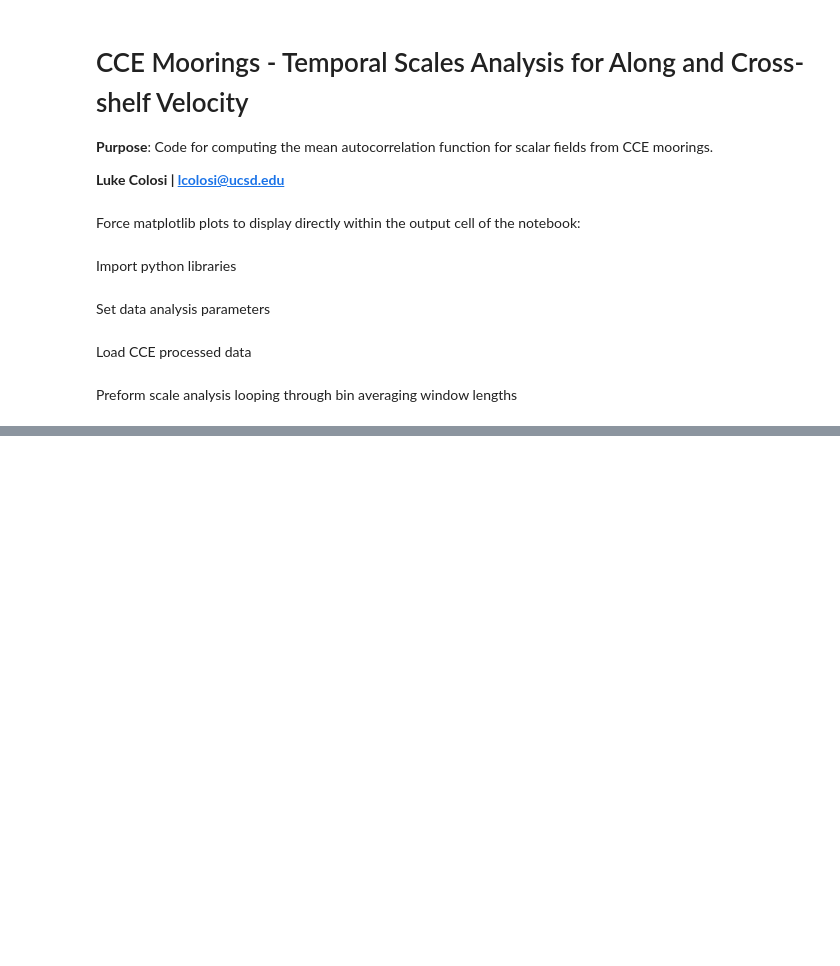
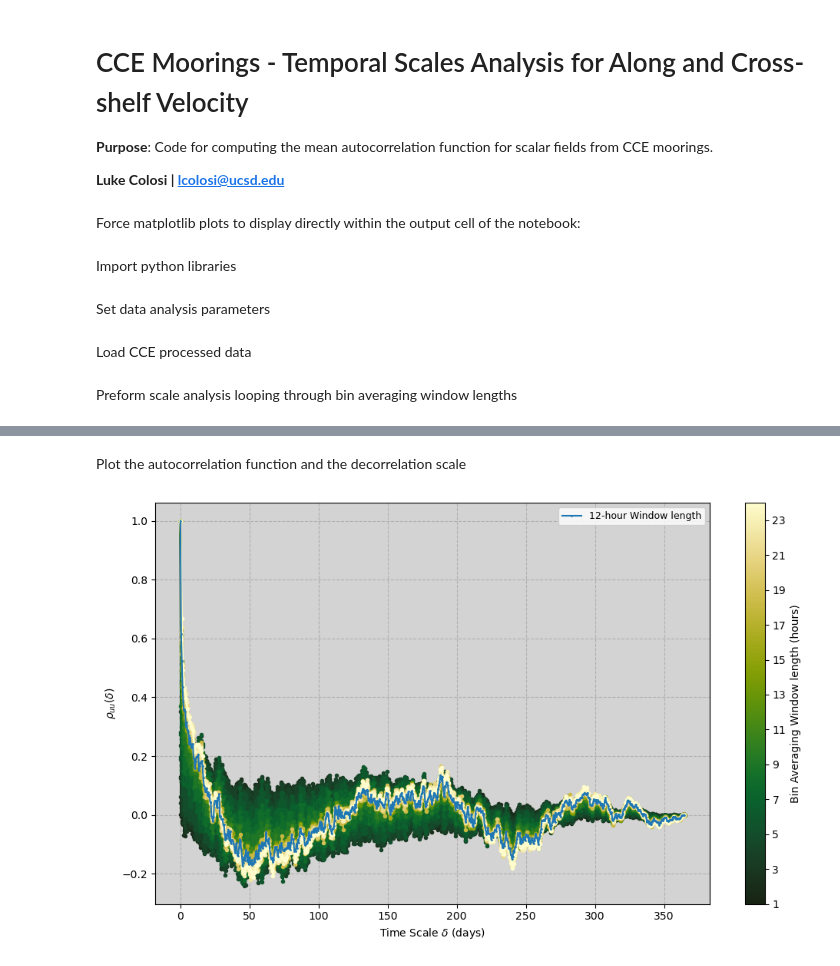
Before and after one commit to lcolosi/AirSeaCoupling, a Jupyter notebook: src/CCE/cce_scale_analysis_binning.ipynb, the cells around one changed output, grey strips where cells are left out. Drawn from its saved outputs; the diff is of its cells as text; code cells hidden in the pictures; blank space fills up the shorter version.

```diff
--- a/src/CCE/cce_scale_analysis_binning.ipynb
+++ b/src/CCE/cce_scale_analysis_binning.ipynb
@@ -165,2 +223,67 @@ Progress: 24/24 hour bins
+# %% [markdown]
+Plot the autocorrelation function and the decorrelation scale
+# %%
+# Number of bin windows
+n_bins = autocorr_u.shape[1]
+
+# Convert to days
+time_scale_u_days = time_scale_u / (60 * 60 * 24)
+
+# Set up colormap: one color for each bin window
+cmap = cmocean.cm.speed_r
+norm = mcolors.Normalize(vmin=1, vmax=n_bins)
+sm = cm.ScalarMappable(cmap=cmap, norm=norm)
+
+# Creat figure
+fig, ax = plt.subplots(figsize=(10, 6))
+
+# Loop through bin lengths
+for ibin in range(n_bins):
+
+    # Set the color of the ith bin length
+    color = cmap(norm(ibin + 1))
+
+    # Grab the autocorrelation function and time scale for the ith bin length
+    acf = autocorr_u[:, ibin]
+    lag_days = time_scale_u_days[:, ibin]
+
+    # Mask invalid or non-positive values
+    mask = (~np.isclose(acf, 0)) & np.isfinite(acf)
+
+    # Plot autocorrelation
+    ax.plot(lag_days[mask], acf[mask], '.-', color=color)
+
+# Grab the autocorrelation function and time scale for the bin length I will use for analysis
+acf = autocorr_u[:, 11]
+lag_days = time_scale_u_days[:, 11]
+
+# Mask invalid or non-positive values
+mask = (~np.isclose(acf, 0)) & np.isfinite(acf)
+
+# Plot autocorrelation
+ax.plot(lag_days[mask], acf[mask], '.-', color='tab:blue', linewidth=1.5, markersize=2, label='12-hour Window length')
+
+# Set legend
+ax.legend(fontsize=9)
+
+# Set axis attributes
+ax.set_xlabel(r"Time Scale $\delta$ (days)")
+ax.set_ylabel(r"$\rho_{uu}(\delta)$")
+ax.grid(True,linestyle='--')
+# ax.set_xlim([0, 10])
+# ax.set_xticks(np.arange(0,11,1))
+
+# Set colorbar
+cbar = plt.colorbar(sm, ax=ax, ticks=np.arange(1, n_bins+1, 2))
+cbar.set_label("Bin Averaging Window length (hours)")
+
+# Set the background color of the axes
+ax.set_facecolor('lightgray')
+
+# Show figure
+plt.tight_layout()
+plt.show()
+# %% [output]
+[figure, added]
 # %%
 # Number of bin windows
```
Also changed, not shown: parts of 6 cells of this notebook, 6 other files.
